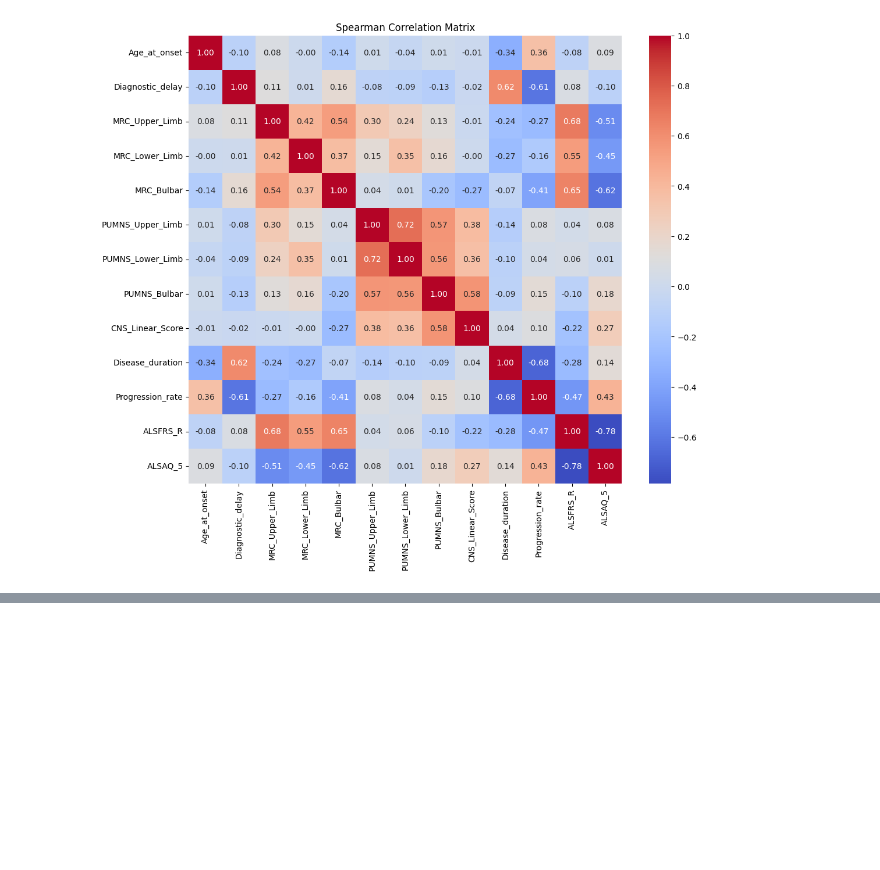
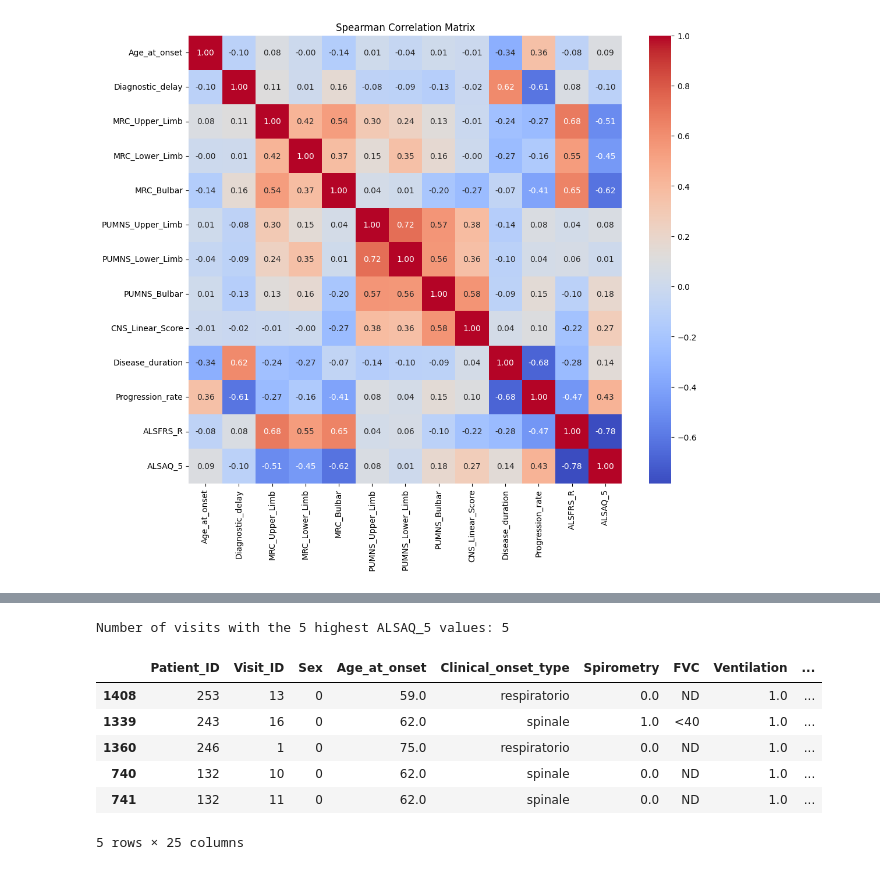
Before and after one commit to FaridRash/Advance-Statistical-Learnin--Semester-3, a Jupyter notebook: MH/PrePration.ipynb, the cells around one changed output, grey strips where cells are left out. Drawn from its saved outputs; the diff is of its cells as text; code cells hidden in the pictures; blank space fills up the shorter version.

```diff
--- a/MH/PrePration.ipynb
+++ b/MH/PrePration.ipynb
@@ -114,0 +151,22 @@ plt.show()
+# %%
+# Sort the DataFrame by 'ALSAQ_5' in descending order
+df_sorted_alsaq5 = df.sort_values(by='ALSAQ_5', ascending=False)
+
+# Get the top 5 highest ALSAQ_5 values
+highest_5_alsaq5 = df_sorted_alsaq5.head(5)
+
+# Display the number of visits with the 5 highest ALSAQ_5 values
+num_visits_highest_5 = len(highest_5_alsaq5)
+print(f"Number of visits with the 5 highest ALSAQ_5 values: {num_visits_highest_5}")
+
+# Optionally, display the visits with the 5 highest ALSAQ_5 values
+display(highest_5_alsaq5)
+# %% [output]
+Number of visits with the 5 highest ALSAQ_5 values: 5
+|  | Patient_ID | Visit_ID | Sex | Age_at_onset | Clinical_onset_type | Spirometry | FVC | Ventilation | ... |
+| 1408 | 253 | 13 | 0 | 59.0 | respiratorio | 0.0 | ND | 1.0 | ... |
+| 1339 | 243 | 16 | 0 | 62.0 | spinale | 1.0 | <40 | 1.0 | ... |
+| 1360 | 246 | 1 | 0 | 75.0 | respiratorio | 0.0 | ND | 1.0 | ... |
+| 740 | 132 | 10 | 0 | 62.0 | spinale | 0.0 | ND | 1.0 | ... |
+| 741 | 132 | 11 | 0 | 62.0 | spinale | 0.0 | ND | 1.0 | ... |
+5 rows × 25 columns
```
Also changed, not shown: parts of 5 cells of this notebook.
